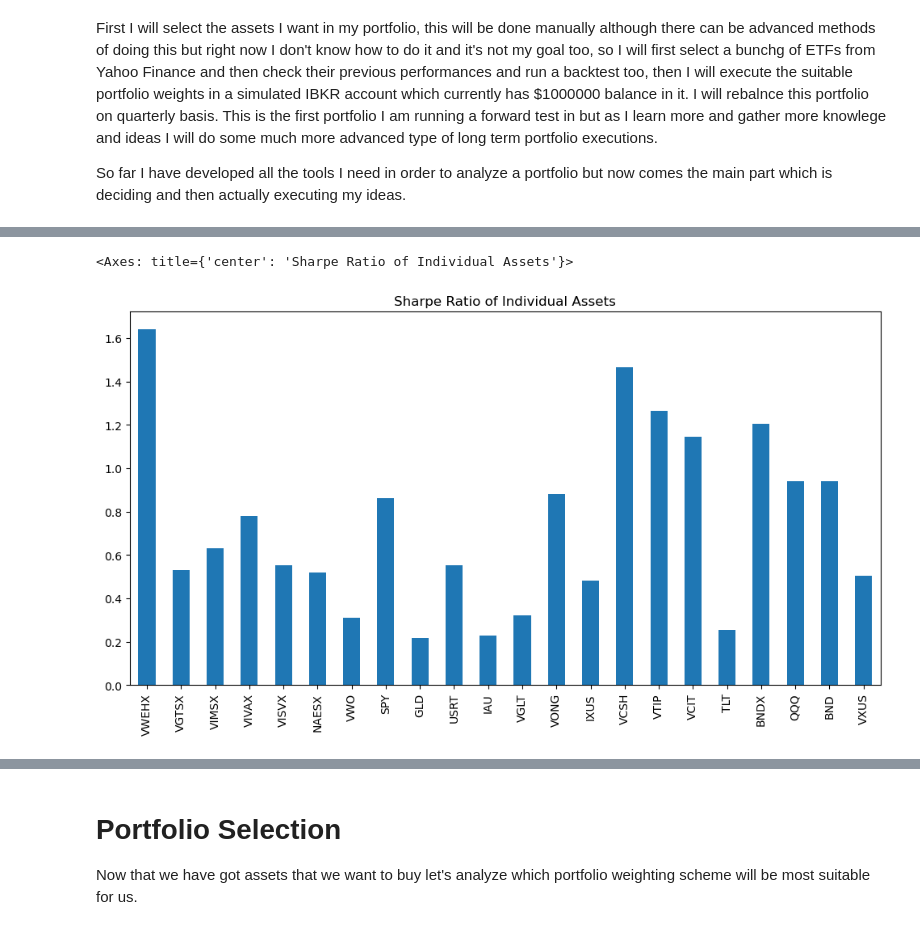
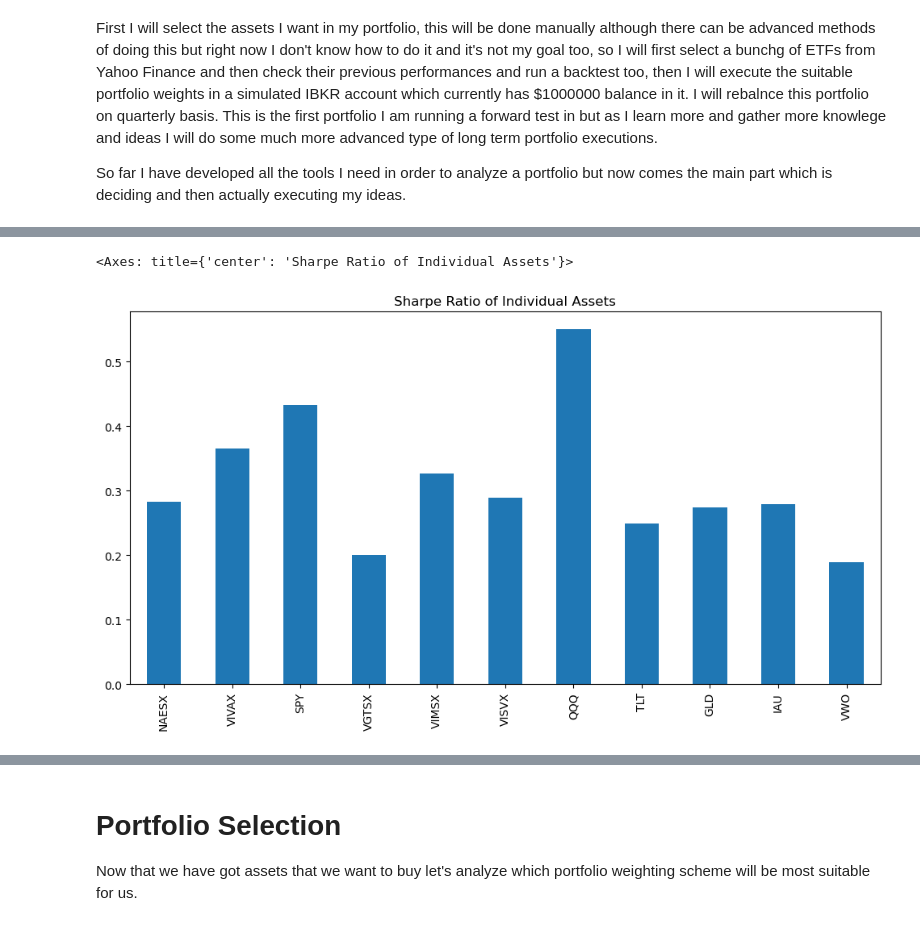
Before and after one commit to Titiksh-07/Portfolio-Construction-and-Analysis, a Jupyter notebook: notebooks/Portfolio_construction_7_execution.ipynb, the cells around one changed output, grey strips where cells are left out. Cells and saved outputs as stored; diff of their text form; code cells hidden in the pictures.

```diff
--- a/notebooks/Portfolio_construction_7_execution.ipynb
+++ b/notebooks/Portfolio_construction_7_execution.ipynb
@@ -66,4 +69,5 @@ dtypes: float64(22)
 memory usage: 1.9 MB
 # %%
-fnc.start_dates(r_d_all)
+start_dates = fnc.start_dates(r_d_all)
+start_dates
 # %% [output]
@@ -86,0 +93,4 @@ fnc.start_dates(r_d_all)
+# %%
+start_year = 2006
+assets_before_start_year = [asset for asset, start_date in start_dates.items() if pd.to_datetime(start_date).year < start_year]
+assets_before_start_year
@@ -87,4 +109,4 @@ fnc.start_dates(r_d_all)
 # %%
-r_d = r_d_all.dropna()
+r_d = r_d_all[assets_before_start_year]
 r_d
 # %% [output]
@@ -103,0 +126,3 @@ r_d
+# %%
+r_d.dropna( inplace=True)
+r_d
@@ -114,8 +158,8 @@ fnc.annualize_vol(r_d, 252).plot.bar(title= 'Annualized Volatility', figsize=(12
 # %%
-fnc.sharpe_ratio(r_d, 0, 252).plot.bar(figsize=(12,6), title='Sharpe Ratio of Individual Assets')
+fnc.sharpe_ratio(r_d, 0.03, 252).plot.bar(figsize=(12,6), title='Sharpe Ratio of Individual Assets')
 # %% [output]
 <Axes: title={'center': 'Sharpe Ratio of Individual Assets'}>
-[figure, old version]
+[figure, new version]
 # %%
 import seaborn as sns
 # %%
```
Also changed, not shown: parts of 22 cells of this notebook.
